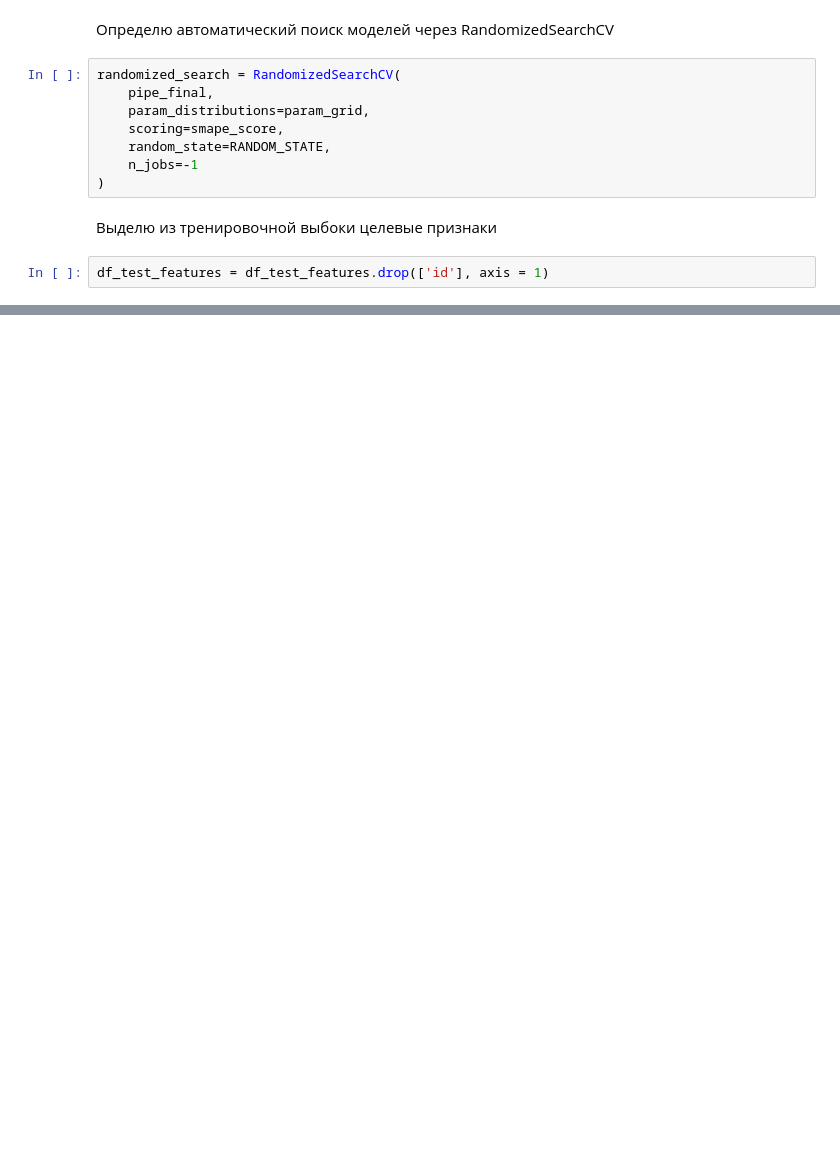
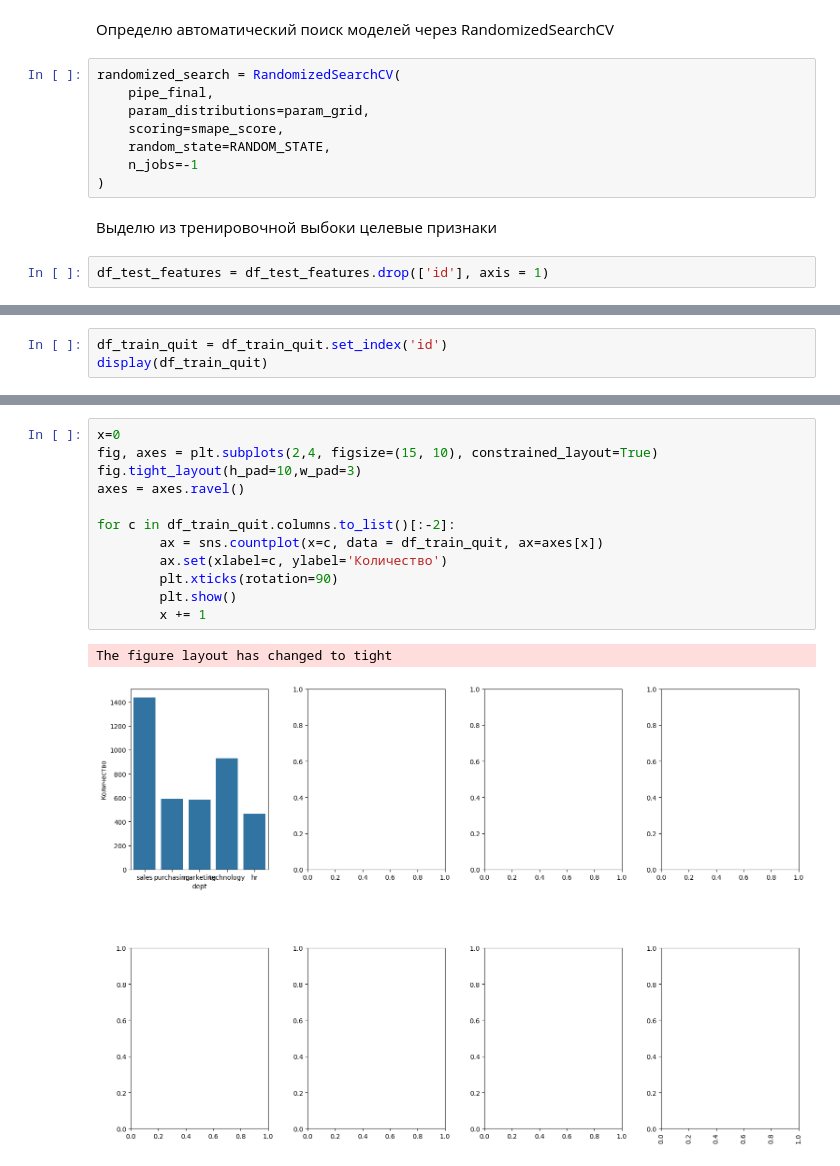
Before and after one commit to kapa6ac/project2, a Jupyter notebook: HR/hr_v1.ipynb, the cells around one changed output, grey strips where cells are left out. Saved outputs shown, nothing was run; the diff lists cells and outputs as text; blank space fills up the shorter version.

```diff
--- a/HR/hr_v1.ipynb
+++ b/HR/hr_v1.ipynb
@@ -656,0 +656,3 @@ print(y_test_pred)
+# %%
+df_train_quit = df_train_quit.set_index('id')
+display(df_train_quit)
@@ -656,0 +674,15 @@ print(y_test_pred)
+# %%
+x=0
+fig, axes = plt.subplots(2,4, figsize=(15, 10), constrained_layout=True)
+fig.tight_layout(h_pad=10,w_pad=3)
+axes = axes.ravel()
+
+for c in df_train_quit.columns.to_list()[:-2]:
+        ax = sns.countplot(x=c, data = df_train_quit, ax=axes[x])
+        ax.set(xlabel=c, ylabel='Количество')
+        plt.xticks(rotation=90)
+        plt.show()
+        x += 1
+# %% [output]
+The figure layout has changed to tight
+[figure, added]
```
Also changed, not shown: parts of 28 cells of this notebook, 1 other file.
